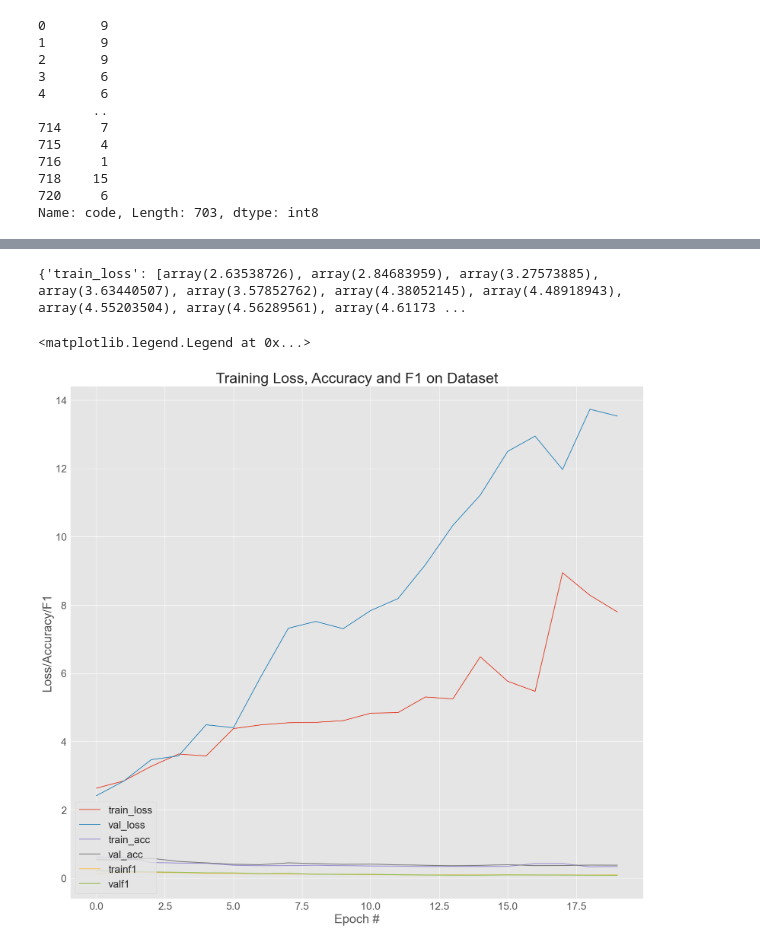
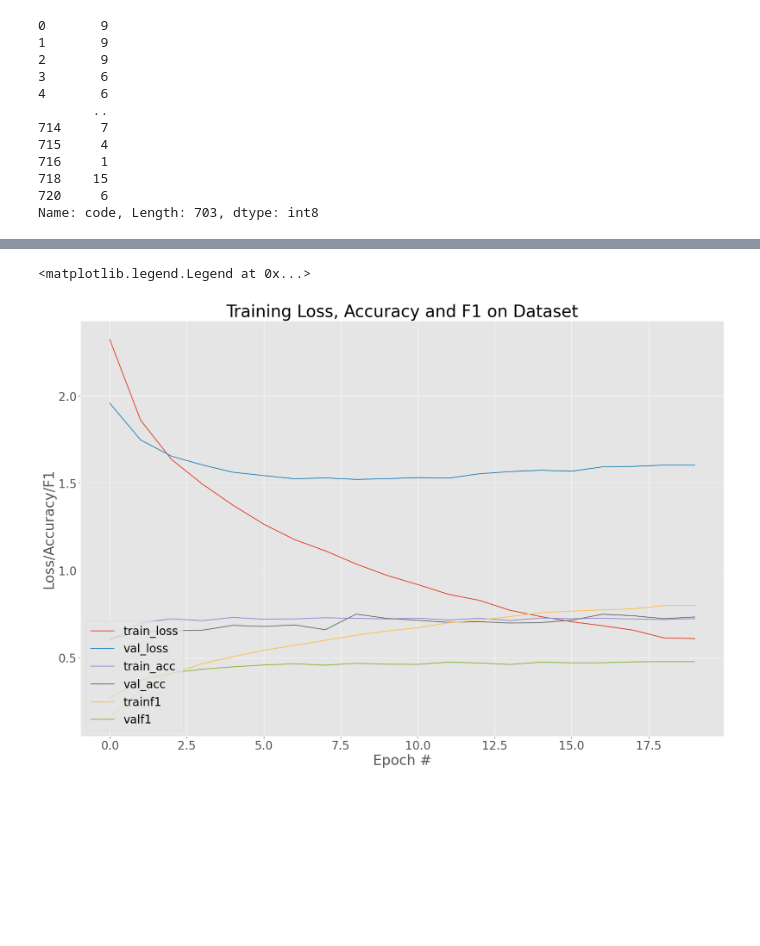
Before and after one commit to skramer-dev/ai-lab, a Jupyter notebook: CV/torch-transfer-learning.ipynb, the cells around one changed output, grey strips where cells are left out. Cells and saved outputs as stored; diff of their text form; code cells hidden in the pictures; blank space fills up the shorter version.

```diff
--- a/CV/torch-transfer-learning.ipynb
+++ b/CV/torch-transfer-learning.ipynb
@@ -199,6 +201,8 @@ for epoch in range(EPOCHS):
     for data, targets in tqdm(trainDataLoader, desc="Training progress"):
         data = data.transpose(1, 3)
         data = data.transpose(2, 3)
+
+        optimizer.zero_grad()
 
         data = data.float()
         data, targets = (data.to(device), targets.to(device))
@@ -280,6 +284,7 @@ for epoch in range(EPOCHS):
     metrics['valf1'].append(valf1)
 
     # print the model training and validation information
+    clear_output()
     print_performance_metrics(epoch, avgTrainLoss, trainCorrect, avg_val_loss, valCorrect, trainf1, valf1)
 
 endTime = time.time()
@@ -336,23 +341,22 @@ Val F1:         0.156847
 ... (29 outputs left out)
-# %%
-print(metrics)
-# %% [output]
-{'train_loss': [array(2.63538726), array(2.84683959), array(3.27573885), array(3.63440507), array(3.57852762), array(4.38052145), array(4.48918943), array(4.55203504), array(4.56289561), array(4.61173 ...
+# %%
+metrics = pd.DataFrame.from_dict(metrics)
+metrics.to_csv(TRAINING_METRICS + MODEL_NAME + ".csv")
 # %%
 # plot the training loss and accuracy
 plt.style.use("ggplot")
 plt.rcParams['font.size'] = 20
-plt.figure(figsize=(20, 18))
+plt.figure(figsize=(20, 13))
 plt.plot(metrics["train_loss"], label="train_loss")
 plt.plot(metrics["val_loss"], label="val_loss")
 plt.plot(metrics["train_acc"], label="train_acc")
 plt.plot(metrics["val_acc"], label="val_acc")
 plt.plot(metrics["trainf1"], label="trainf1")
 plt.plot(metrics["valf1"], label="valf1")
 plt.title("Training Loss, Accuracy and F1 on Dataset")
 plt.xlabel("Epoch #")
 plt.ylabel("Loss/Accuracy/F1")
 plt.legend(loc="lower left")
 # %% [output]
 <matplotlib.legend.Legend at 0x...>
-[figure, old version]
+[figure, new version]
```
Also changed, not shown: parts of 3 cells of this notebook, 9 other files.
